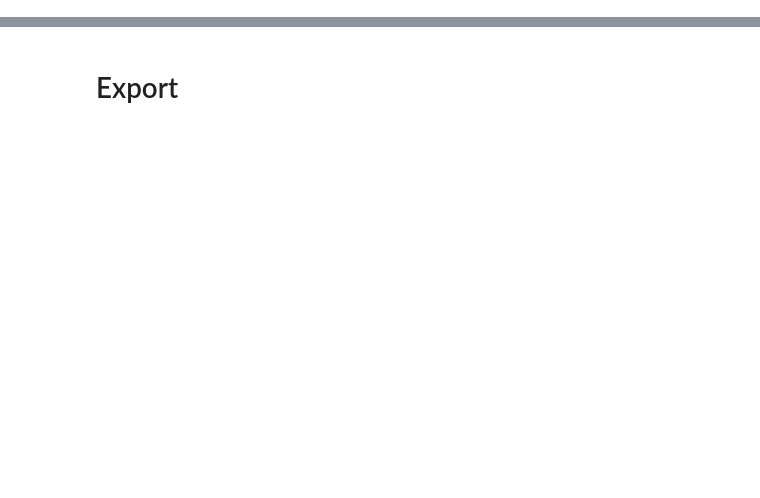
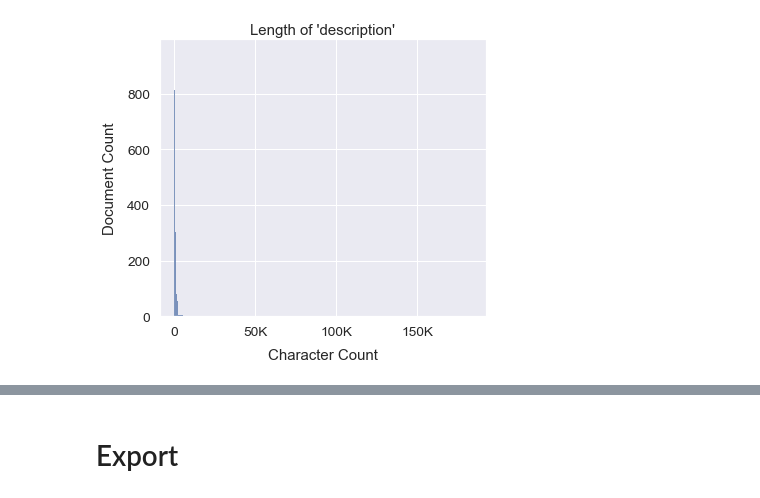
Before and after one commit to ndgigliotti/amazon-product-classifier, a Jupyter notebook: big_clean.ipynb, the cells around one changed output, grey strips where cells are left out. Cells and saved outputs as stored; diff of their text form; code cells hidden in the pictures; blank space fills up the shorter version.

```diff
--- a/big_clean.ipynb
+++ b/big_clean.ipynb
@@ -474,0 +367,3 @@ del cats
+# %%
+df = pd.read_parquet("data/clean_text", engine="pyarrow")
+df.head()
@@ -474,0 +379,4 @@ del cats
+# %%
+fig = lang.length_dist(df.sample(10000), subset=["description"])
+# %% [output]
+[figure, added]
```
Also changed, not shown: parts of 116 cells of this notebook, 10 other files.
